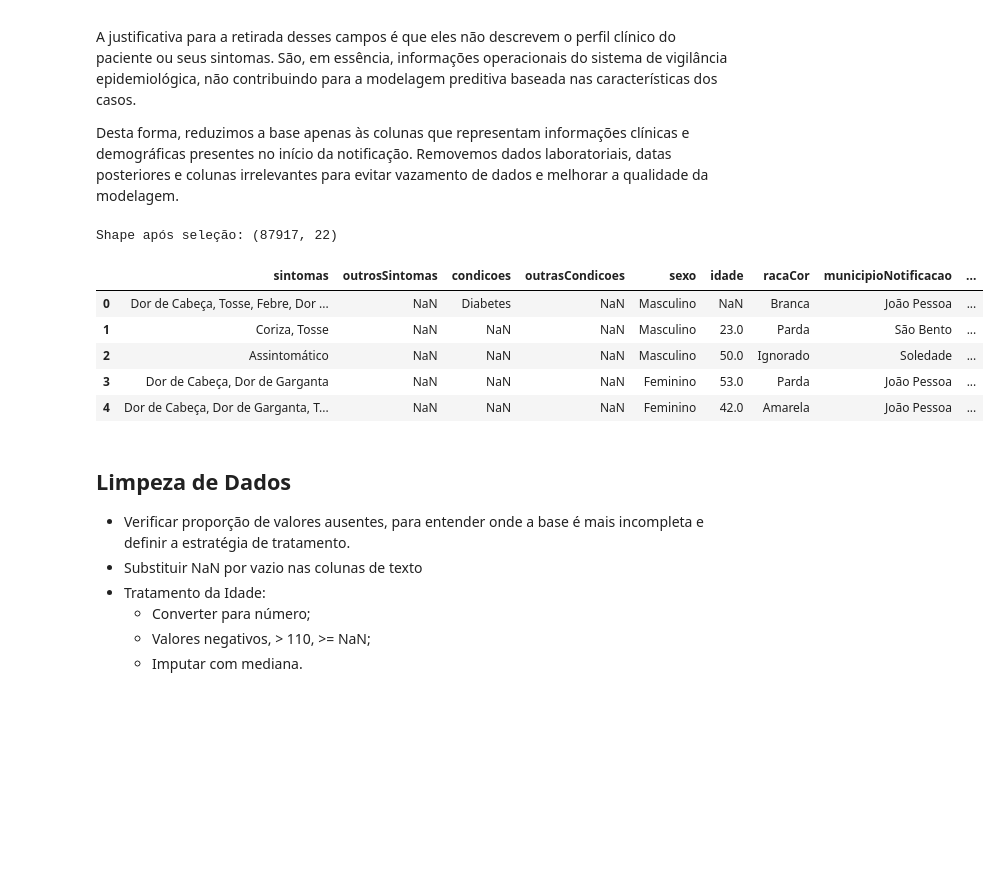
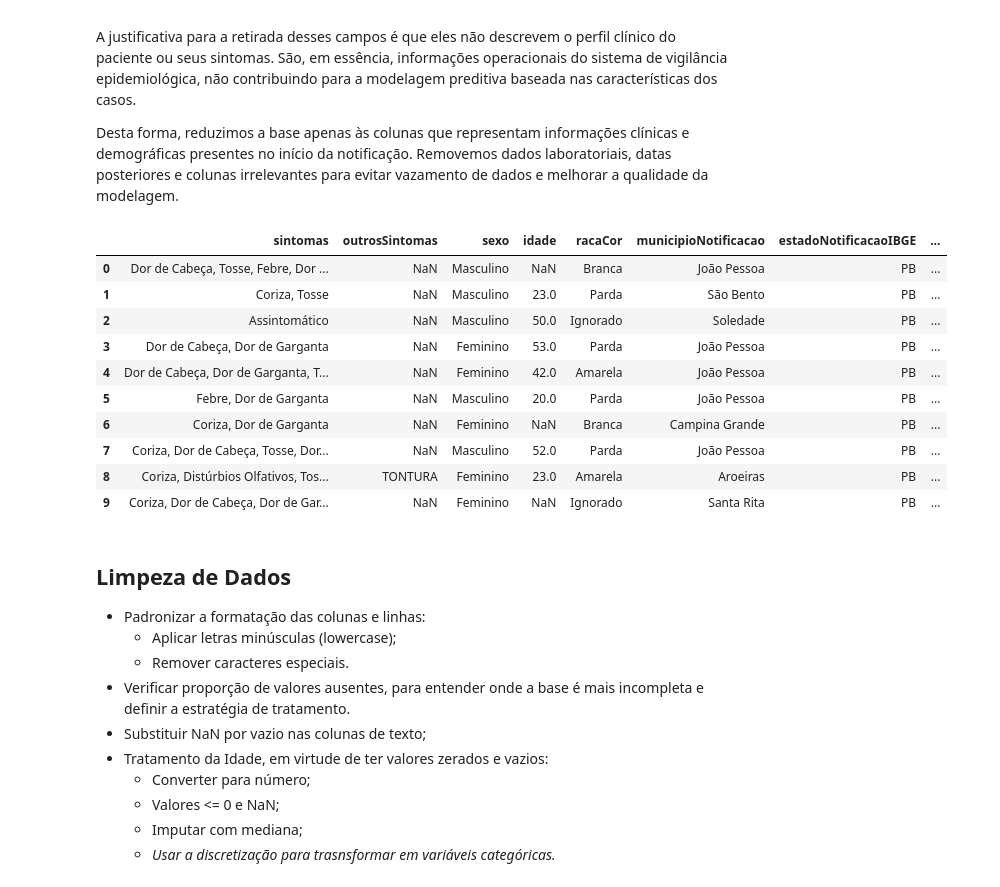
Before and after one commit to sheilallee/dataset, a Jupyter notebook: Projeto.ipynb, the cells around one changed output. Cells and saved outputs as stored; diff of their text form; code cells hidden in the pictures; blank space fills up the shorter version.

```diff
--- a/Projeto.ipynb
+++ b/Projeto.ipynb
@@ -127,53 +81,43 @@ Desta forma, reduzimos a base apenas às colunas que representam informações c
 # %%
 #FILTRAGEM DE COLUNAS
 
 #COLUNAS SELECIONADAS
 colunas_desejadas = [
-    #Sintomas -----------------------------
     'sintomas', 'outrosSintomas',
-    'condicoes', 'outrasCondicoes',
-    #Dados Pessoais ------------------------
-    'sexo', 'idade', 'racaCor',
-   # 'profissionalSaude', 'cbo', 'profissionalSeguranca',
-    #Localização da Notificação -----------
-    'municipioNotificacao',
-    'estadoNotificacaoIBGE',
+    'sexo','idade','racaCor',
+    'municipioNotificacao','estadoNotificacaoIBGE',
     'evolucaoCaso',
-    #Dados de Testagem ---------------------
     'totalTestesRealizados',
-    # Datas relevantes ----------------------
-   'dataInicioSintomas',
-   'dataNotificacao',
-    #Testes e resultados
-    'codigoTipoTeste1', 'codigoResultadoTeste1',
-    'codigoTipoTeste2', 'codigoResultadoTeste2',
-    'codigoTipoTeste3', 'codigoResultadoTeste3',
-    'codigoTipoTeste4', 'codigoResultadoTeste4',
-    #Variável alvo -------------------------
+    'dataNotificacao',
     'classificacaoFinal'
 ]
 
 # CRIAÇÃO DO DATASET FILTRADO
-#dataset_filtrado = dataset[colunas_desejadas]
 dataset_filtrado = dataset[colunas_desejadas].copy()
 
-#print(f"DataFrame filtrado criado. Agora com {len(dataset_filtrado.columns)} colunas.")
-print("Shape após seleção:",dataset_filtrado.shape)
-dataset_filtrado.head()
+dataset_filtrado.head(10)
 # %% [output]
-Shape após seleção: (87917, 22)
-|  | sintomas | outrosSintomas | condicoes | outrasCondicoes | sexo | idade | racaCor | municipioNotificacao | ... |
-| 0 | Dor de Cabeça, Tosse, Febre, Dor ... | NaN | Diabetes | NaN | Masculino | NaN | Branca | João Pessoa | ... |
-| 1 | Coriza, Tosse | NaN | NaN | NaN | Masculino | 23.0 | Parda | São Bento | ... |
-| 2 | Assintomático | NaN | NaN | NaN | Masculino | 50.0 | Ignorado | Soledade | ... |
-| 3 | Dor de Cabeça, Dor de Garganta | NaN | NaN | NaN | Feminino | 53.0 | Parda | João Pessoa | ... |
-| 4 | Dor de Cabeça, Dor de Garganta, T... | NaN | NaN | NaN | Feminino | 42.0 | Amarela | João Pessoa | ... |
+|  | sintomas | outrosSintomas | sexo | idade | racaCor | municipioNotificacao | estadoNotificacaoIBGE | ... |
+| 0 | Dor de Cabeça, Tosse, Febre, Dor ... | NaN | Masculino | NaN | Branca | João Pessoa | PB | ... |
+| 1 | Coriza, Tosse | NaN | Masculino | 23.0 | Parda | São Bento | PB | ... |
+| 2 | Assintomático | NaN | Masculino | 50.0 | Ignorado | Soledade | PB | ... |
+| 3 | Dor de Cabeça, Dor de Garganta | NaN | Feminino | 53.0 | Parda | João Pessoa | PB | ... |
+| 4 | Dor de Cabeça, Dor de Garganta, T... | NaN | Feminino | 42.0 | Amarela | João Pessoa | PB | ... |
+| 5 | Febre, Dor de Garganta | NaN | Masculino | 20.0 | Parda | João Pessoa | PB | ... |
+| 6 | Coriza, Dor de Garganta | NaN | Feminino | NaN | Branca | Campina Grande | PB | ... |
+| 7 | Coriza, Dor de Cabeça, Tosse, Dor... | NaN | Masculino | 52.0 | Parda | João Pessoa | PB | ... |
+| 8 | Coriza, Distúrbios Olfativos, Tos... | TONTURA | Feminino | 23.0 | Amarela | Aroeiras | PB | ... |
+| 9 | Coriza, Dor de Cabeça, Dor de Gar... | NaN | Feminino | NaN | Ignorado | Santa Rita | PB | ... |
 # %% [markdown]
 ## Limpeza de Dados
 
+* Padronizar a formatação das colunas e linhas:
+  * Aplicar letras minúsculas (lowercase);
+  * Remover caracteres especiais.
 *   Verificar proporção de valores ausentes, para entender onde a base é mais incompleta e definir a estratégia de tratamento.
-*   Substituir NaN por vazio nas colunas de texto
-* Tratamento da Idade:
+*   Substituir NaN por vazio nas colunas de texto;
+* Tratamento da Idade, em virtude de ter valores zerados e vazios:
   * Converter para número;
-  * Valores negativos, > 110, >= NaN;
-  * Imputar com mediana.
+  * Valores <= 0 e NaN;
+  * Imputar com mediana;
+  * *Usar a discretização para trasnsformar em variáveis categóricas.*
```
Also changed, not shown: parts of 25 cells of this notebook.
